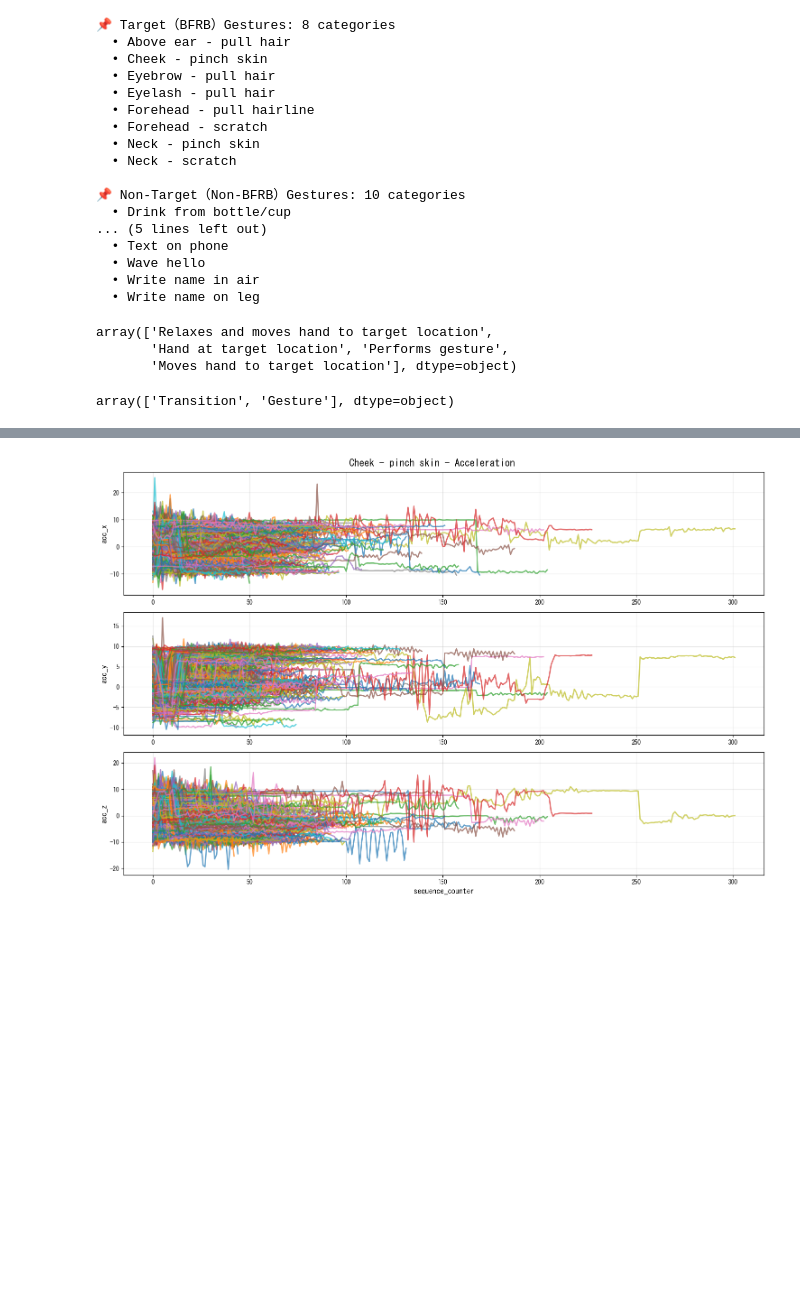
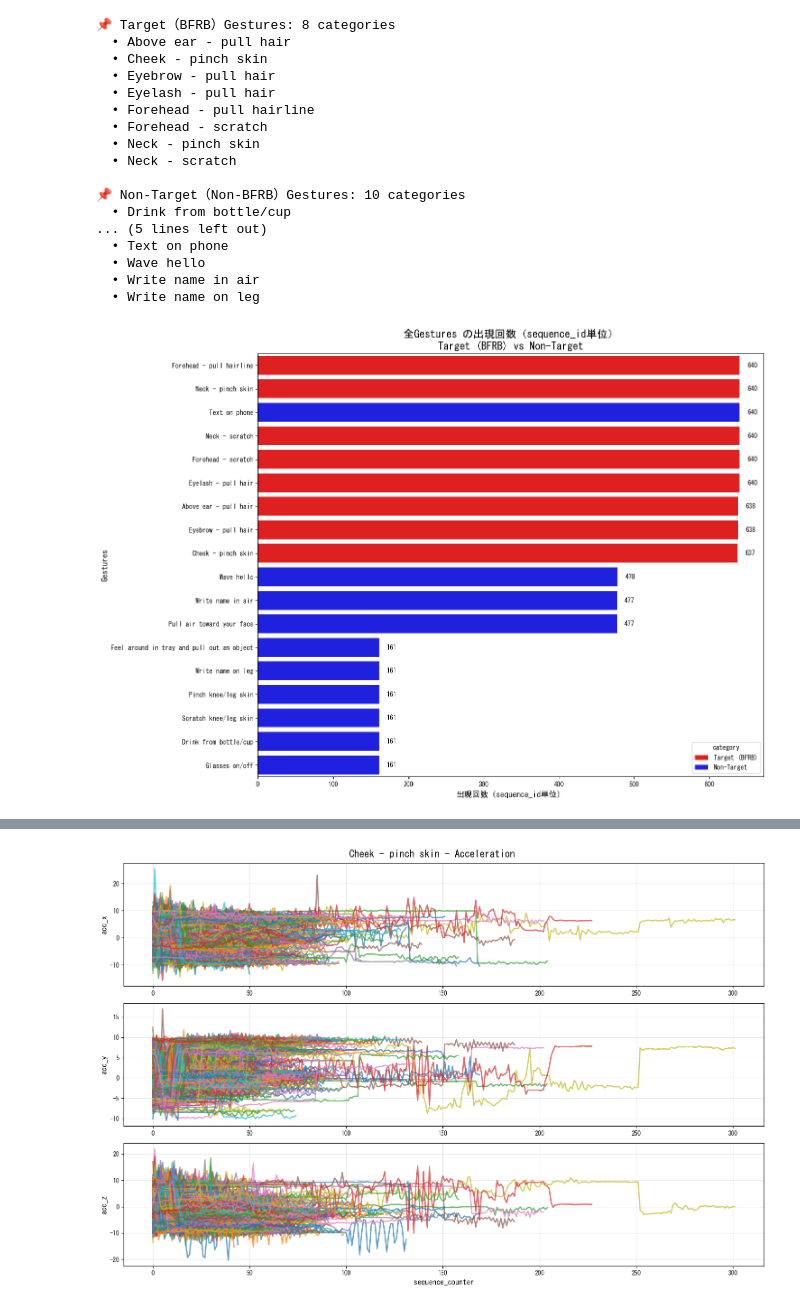
Before and after one commit to taka-ttttt/cmi-detect-behavior-with-sensor-data, a Jupyter notebook: cmi_v00_eda.ipynb, the cells around one changed output, grey strips where cells are left out. Cells and saved outputs as stored; diff of their text form; code cells hidden in the pictures; blank space fills up the shorter version.

```diff
--- a/cmi_v00_eda.ipynb
+++ b/cmi_v00_eda.ipynb
@@ -91,13 +93,14 @@ def reduce_mem_usage(dataframe, dataset):
 # %%
-train = pd.read_csv(CFG.train_path).reset_index(drop=True)
-test = pd.read_csv(CFG.test_path).reset_index(drop=True)
+train_reduced = train.copy()
+train_reduced = reduce_mem_usage(train_reduced, "train")
+test_reduced = test.copy()
+test_reduced = reduce_mem_usage(test_reduced, "test")
 
-train_reduced = reduce_mem_usage(train, "train")
-test_reduced = reduce_mem_usage(test, "test")
+# X = train_reduced.drop(columns=CFG.target, axis=1)
+# y = train_reduced[CFG.target]
+# X_test = test_reduced
 
-X = train_reduced.drop(CFG.target, axis=1)
-y = train_reduced[CFG.target]
-X_test = test_reduced
+# X.head()
 # %% [output]
 Reducing memory usage for: train
 --- Memory usage before: 1495.79 MB
@@ -153,13 +156,39 @@ for gesture in non_target_gestures:
   • Wave hello
   • Write name in air
   • Write name on leg
-# %%
-train_reduced['behavior'].unique()
-# %% [output]
-array(['Relaxes and moves hand to target location',
-       'Hand at target location', 'Performs gesture',
-       'Moves hand to target location'], dtype=object)
-# %%
-train_reduced['phase'].unique()
-# %% [output]
-array(['Transition', 'Gesture'], dtype=object)
+# %%
+all_gestures = target_gestures + non_target_gestures
+unique_gesture_per_sequence = train_reduced.groupby('sequence_id')['gesture'].first().reset_index()
+all_gesture_counts = unique_gesture_per_sequence['gesture'].value_counts()
+
+gesture_categories = []
+for gesture in all_gesture_counts.index:
+    if gesture in target_gestures:
+        gesture_categories.append('Target (BFRB)')
+    else:
+        gesture_categories.append('Non-Target')
+
+gesture_df = pd.DataFrame({
+    'gesture': all_gesture_counts.index,
+    'count': all_gesture_counts.values,
+    'category': gesture_categories
+})
+
+# 棒グラフ作成
+plt.figure(figsize=(14, 10))
+sns.barplot(data=gesture_df, x='count', y='gesture', hue='category',
+            palette={'Target (BFRB)': 'red', 'Non-Target': 'blue'}, orient='h')
+
+plt.title('全Gestures の出現回数（sequence_id単位）\nTarget (BFRB) vs Non-Target',
+          fontsize=16, fontweight='bold')
+plt.xlabel('出現回数（sequence_id単位）', fontsize=12)
+plt.ylabel('Gestures', fontsize=12)
+
+# 各バーに数値を表示
+for i, v in enumerate(gesture_df['count'].values):
+    plt.text(v + 10, i, str(v), va='center', fontweight='bold')
+
+plt.tight_layout()
+plt.show()
+# %% [output]
+[figure, added]
```
Also changed, not shown: parts of 47 cells of this notebook.
